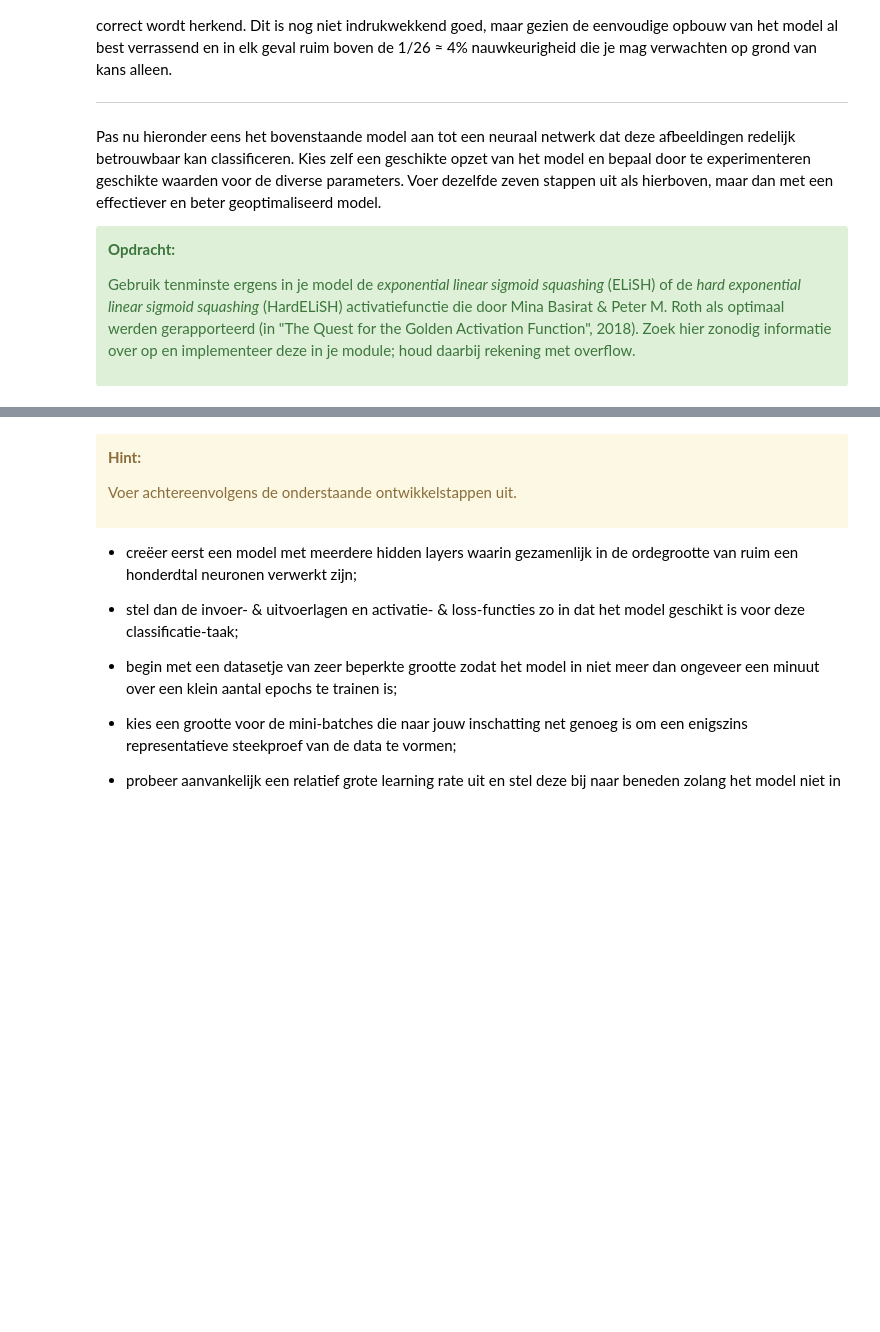
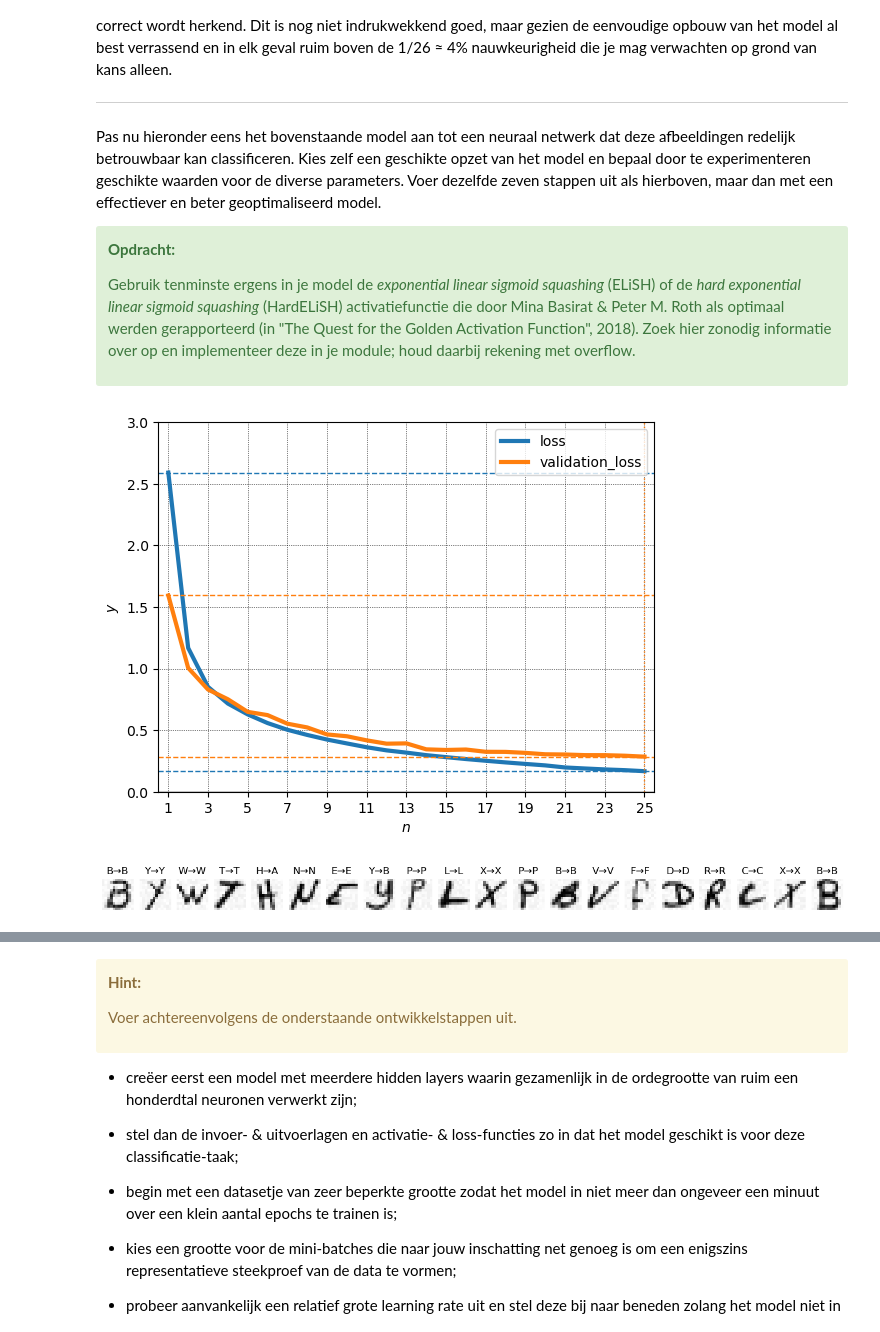
Before and after one commit to Vincent-Talen/Advanced-Datamining, a Jupyter notebook: Final-Assignment2/eindopdracht_v2324.2.ipynb, the cells around one changed output, grey strips where cells are left out. Cells and saved outputs as stored; diff of their text form; code cells hidden in the pictures; blank space fills up the shorter version.

Commit message:
Final-Assignment2: Created model with 91% accuracy

```diff
--- a/Final-Assignment2/eindopdracht_v2324.2.ipynb
+++ b/Final-Assignment2/eindopdracht_v2324.2.ipynb
@@ -239,3 +314,33 @@ starttime = perf_counter()
+# %%
+# STAP 1: DATAGENERATIE
+# amount_of_instances = 52_000
+amount_of_instances = 26_000
+xs, ys = data.emnist_mini('./EMNIST_mini.dat', num=amount_of_instances)
+
+trn_size = int(0.90 * amount_of_instances)
+val_size = int(0.05 * amount_of_instances)
+tst_size = int(0.05 * amount_of_instances)
+
+trn_xs, trn_ys = xs[:trn_size], ys[:trn_size]
+val_xs, val_ys = xs[trn_size:trn_size+val_size], ys[trn_size:trn_size+val_size]
+tst_xs, tst_ys = xs[trn_size+val_size:], ys[trn_size+val_size:]
+# %%
+# STAP 2: MODELDEFINITIE
+my_model = (
+    layers.InputLayer(144) +
+    layers.DenseLayer(120) + layers.ActivationLayer(120, activation=activation_functions.elish) +
+    layers.DenseLayer(60) + layers.ActivationLayer(60, activation=activation_functions.tanh) +
+    layers.DenseLayer(30) + layers.ActivationLayer(30, activation=activation_functions.swish) +
+    layers.DenseLayer(26) + layers.SoftmaxLayer(26) +
+    layers.LossLayer(loss=loss_functions.categorical_crossentropy)
+)
+# %%
+# STAP 3: TRAINING
+my_history = my_model.fit(trn_xs, trn_ys, alpha=0.10, epochs=10, batch_size=104, validation_data=(val_xs, val_ys))
+my_history = my_model.fit(trn_xs, trn_ys, alpha=0.05, epochs=10, batch_size=52, validation_data=(val_xs, val_ys))
+my_history = my_model.fit(trn_xs, trn_ys, alpha=0.01, epochs=5, batch_size=13, validation_data=(val_xs, val_ys))
 # %%
 # STAP 4: VALIDATIECURVE
-# Voer hier je eigen code uit ...
+data.curve(my_history)
+# %% [output]
+[figure, added]
@@ -250,0 +347,5 @@ starttime = perf_counter()
+# %%
+# STAP 5: VISUALISATIE
+data.letters(tst_xs[:20], tst_ys[:20], model=my_model)
+# %% [output]
+[figure, added]
```
Also changed, not shown: parts of 26 cells of this notebook, 1 other file.
